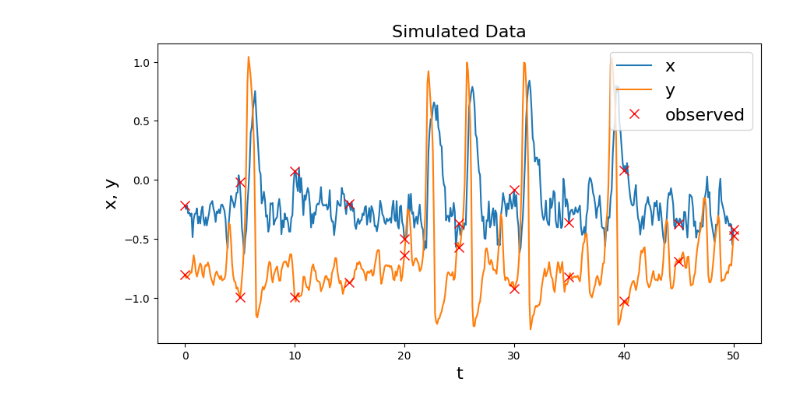
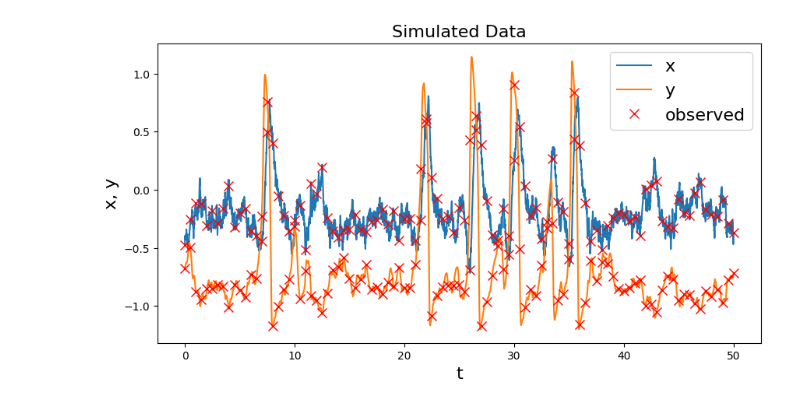
Before and after one commit to sht-yn/degenerate-diffusion, a Jupyter notebook: FNmodel.ipynb, the cells around one changed output. Cells and saved outputs as stored; diff of their text form; code cells hidden in the pictures.

```diff
--- a/FNmodel.ipynb
+++ b/FNmodel.ipynb
@@ -42,32 +48,35 @@ FNmodel = DegenerateDiffusionProcess(
 
 # Likelihood_FN = LikelihoodEvaluator(FNmodel)
 # %%
-true_theta1 = np.array([0.3])
-true_theta2 = np.array([1.5, 0.8])
-true_theta3 = np.array([0.1, 0.0])
+true_theta1 = jnp.array([0.3])
+true_theta2 = jnp.array([1.5, 0.8])
+true_theta3 = jnp.array([0.1, 0.0])
 true_theta = (true_theta1, true_theta2, true_theta3)
 t_max = 50
 burn_out = 50
-h = 0.1
+h = 0.01
+bounds_theta1 = [(0.1, 0.5)]
+bounds_theta2 = [(0.5, 2.5), (0.5, 1.5)]
+bounds_theta3 = [(0.05, 1), (-1, 1)]
 # %%
 x_series, y_series = FNmodel.simulate(true_theta=true_theta, t_max=t_max, burn_out=burn_out, h=h)
-t = np.linspace(0, t_max, len(x_series))
+t = jnp.linspace(0, t_max, len(x_series))
 plt.figure(figsize=(10, 5))
 plt.plot(t, x_series, label="x")
 plt.plot(t, y_series, label="y")
 plt.xlabel("t", fontsize=16)
 plt.ylabel("x, y", fontsize=16)
 plt.title("Simulated Data", fontsize=16)
-#5秒間隔で縦線をプロット
-#5秒間隔でグラフ上の点に大きなまるを表示
+# 5秒間隔で縦線をプロット
+# 5秒間隔でグラフ上の点に大きなまるを表示
 for i in range(0, len(t), 50):
     if i == 0:
-        plt.plot(t[i], x_series[i], 'x', color='red', markersize=8, label='observed')
-        plt.plot(t[i], y_series[i], 'x', color='red', markersize=8)
+        plt.plot(t[i], x_series[i], "x", color="red", markersize=8, label="observed")
+        plt.plot(t[i], y_series[i], "x", color="red", markersize=8)
     else:
-        plt.plot(t[i], x_series[i], 'x', color='red', markersize=8)
-        plt.plot(t[i], y_series[i], 'x', color='red', markersize=8)
+        plt.plot(t[i], x_series[i], "x", color="red", markersize=8)
+        plt.plot(t[i], y_series[i], "x", color="red", markersize=8)
 plt.legend(fontsize=16)
 plt.show()
 # %% [output]
-[figure, old version]
+[figure, new version]
```
Also changed, not shown: parts of 22 cells of this notebook, 20 other files.
